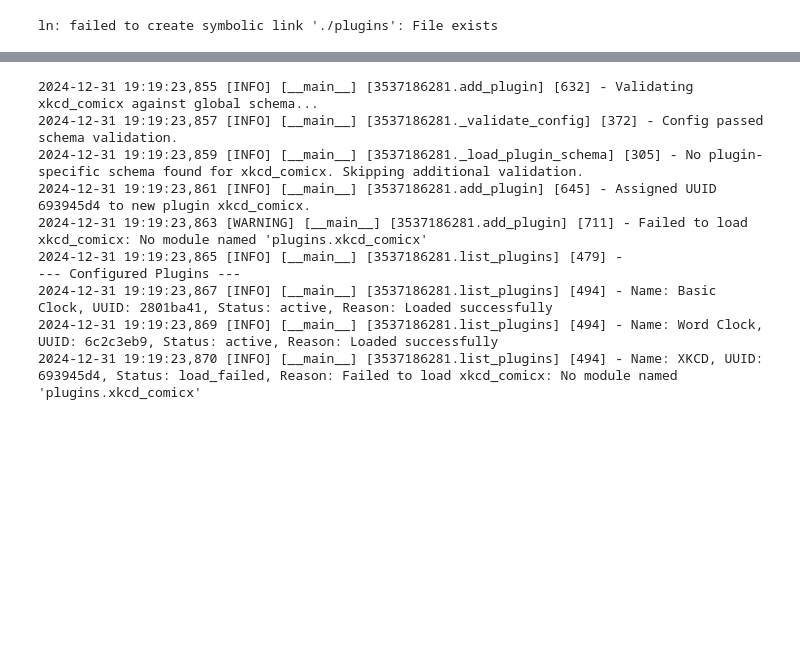
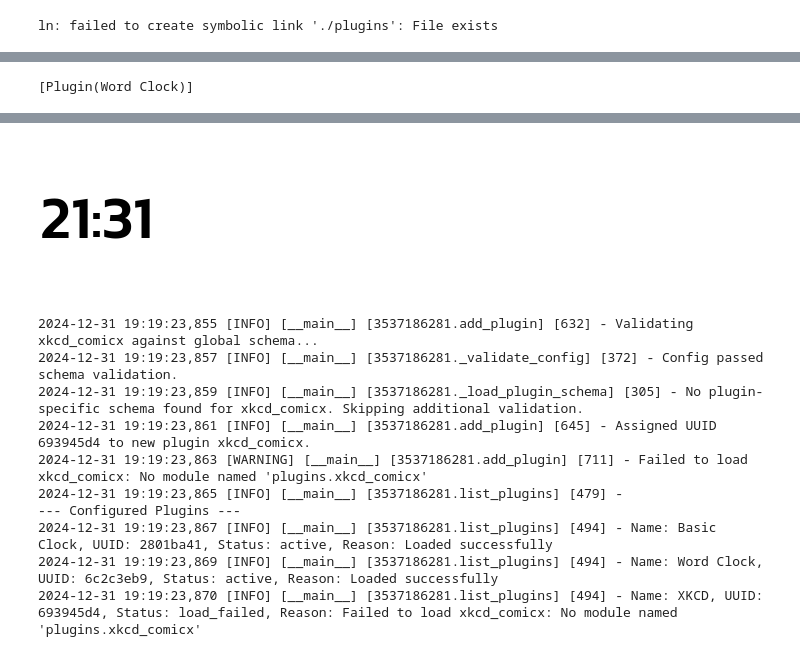
Before and after one commit to txoof/PaperPi-Web, a Jupyter notebook: library/plugin_manager.ipynb, the cells around one changed output, grey strips where cells are left out. Cells and saved outputs as stored; diff of their text form; code cells hidden in the pictures; blank space fills up the shorter version.

Commit message:
wip(plugin_manager): change layout key to layout_name, handle related exception

```diff
--- a/library/plugin_manager.ipynb
+++ b/library/plugin_manager.ipynb
@@ -866,7 +883,7 @@ configured_plugins = [
             'duration': 100,
             # 'refresh_interval': 60,
             # 'dormant': False,
-            'layout': 'layout',
+            'layout_name': 'layout',
          }
     },
     # {'plugin': 'debugging',
@@ -888,7 +905,7 @@ configured_plugins = [
             'name': 'Word Clock',
             'duration': 130,
             'refresh_interval': 60,
-            'layout': 'layout',
+            'layout_name': 'layout',
         },
         'plugin_params': {
             'foo': 'bar',
@@ -967 +984,9 @@ m.list_plugins()
  'unknown': []}
+# %%
+m.active_plugins
+# %% [output]
+[Plugin(Word Clock)]
+# %%
+m.active_plugins[0].update()
+m.active_plugins[0].image
+# %% [output]
@@ -968,3 +996,4 @@ m.list_plugins()
+[figure, added]
 # %%
 c = {'plugin': 'xkcd_comicx',
         'base_config': {
```
Also changed, not shown: parts of 5 cells of this notebook, 3 other files.
